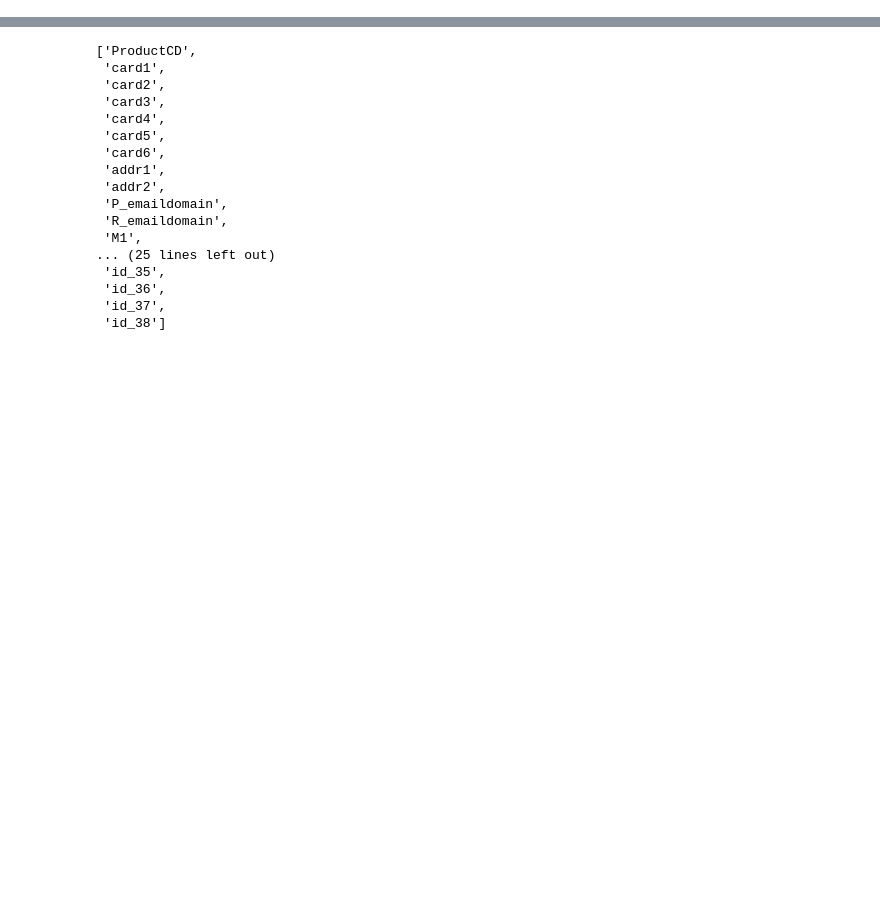
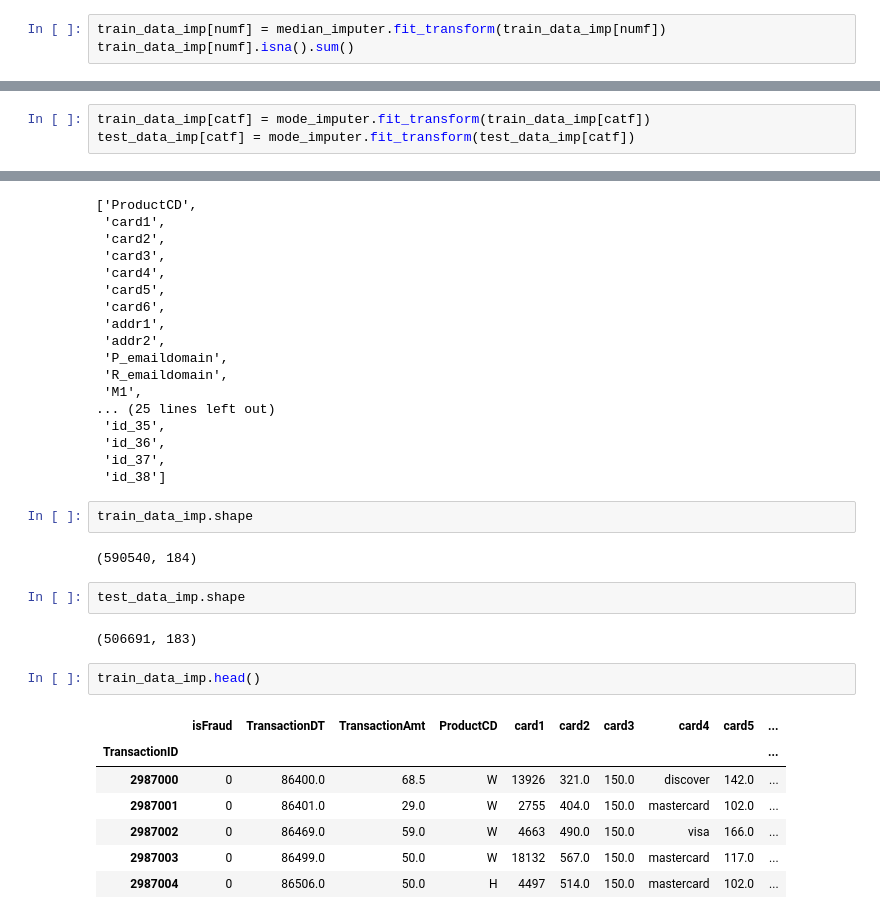
Before and after one commit to tugusav/fraud-detection-system-ann, a Jupyter notebook: FDS_ANN.ipynb, the cells around one changed output, grey strips where cells are left out. Saved outputs shown, nothing was run; the diff lists cells and outputs as text; blank space fills up the shorter version.

```diff
--- a/FDS_ANN.ipynb
+++ b/FDS_ANN.ipynb
@@ -673,0 +702,3 @@ catf, numf = cat_num_features(train_data)
+# %%
+train_data_imp[numf] = median_imputer.fit_transform(train_data_imp[numf])
+train_data_imp[numf].isna().sum()
@@ -673,0 +744,3 @@ catf, numf = cat_num_features(train_data)
+# %%
+train_data_imp[catf] = mode_imputer.fit_transform(train_data_imp[catf])
+test_data_imp[catf] = mode_imputer.fit_transform(test_data_imp[catf])
@@ -693,3 +806,21 @@ catf
  'id_36',
  'id_37',
  'id_38']
+# %%
+train_data_imp.shape
+# %% [output]
+(590540, 184)
+# %%
+test_data_imp.shape
+# %% [output]
+(506691, 183)
+# %%
+train_data_imp.head()
+# %% [output]
+|  | isFraud | TransactionDT | TransactionAmt | ProductCD | card1 | card2 | card3 | card4 | card5 | ... |
+| TransactionID |  |  |  |  |  |  |  |  |  | ... |
+| 2987000 | 0 | 86400.0 | 68.5 | W | 13926 | 321.0 | 150.0 | discover | 142.0 | ... |
+| 2987001 | 0 | 86401.0 | 29.0 | W | 2755 | 404.0 | 150.0 | mastercard | 102.0 | ... |
+| 2987002 | 0 | 86469.0 | 59.0 | W | 4663 | 490.0 | 150.0 | visa | 166.0 | ... |
+| 2987003 | 0 | 86499.0 | 50.0 | W | 18132 | 567.0 | 150.0 | mastercard | 117.0 | ... |
+| 2987004 | 0 | 86506.0 | 50.0 | H | 4497 | 514.0 | 150.0 | mastercard | 102.0 | ... |
```
Also changed, not shown: parts of 22 cells of this notebook.
